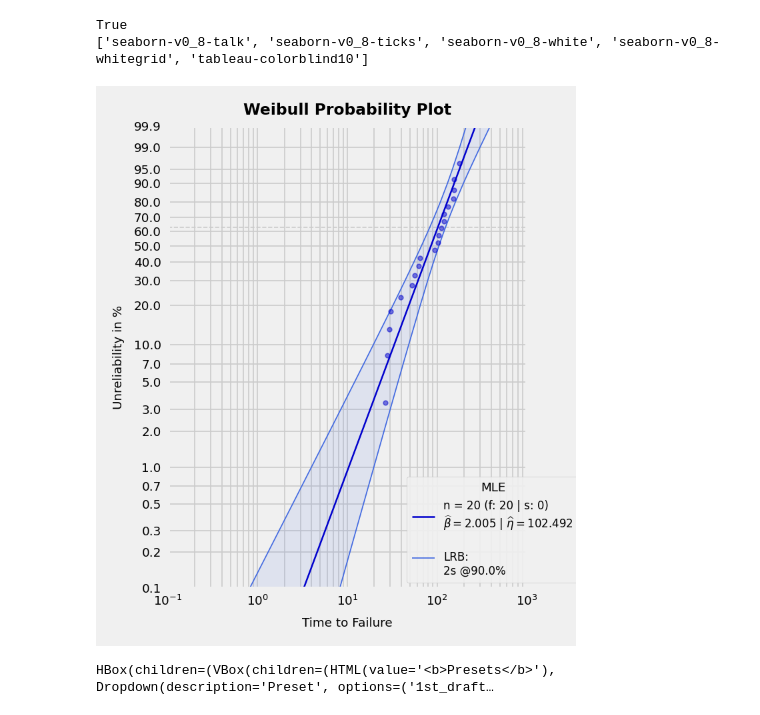
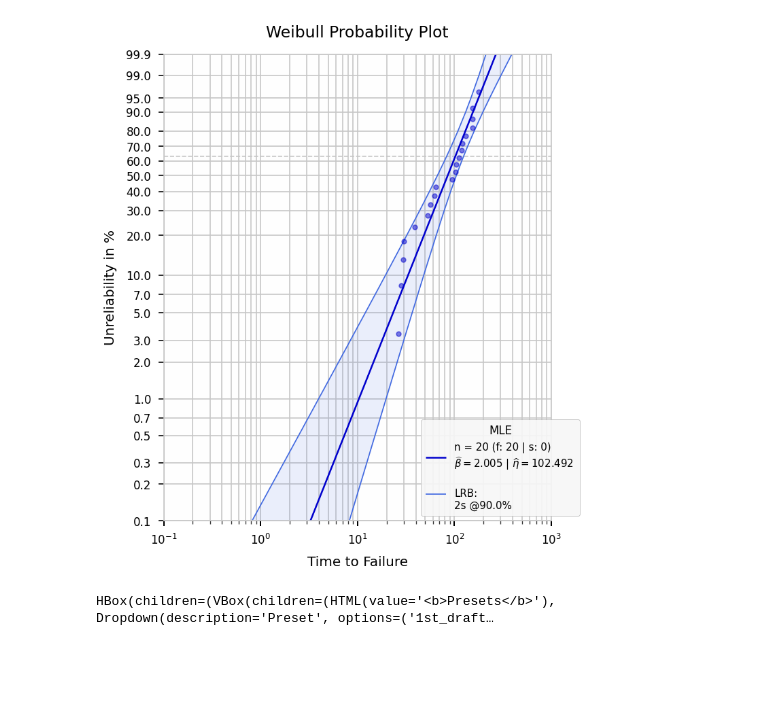
Before and after one commit to tvtoglu/predictr, a Jupyter notebook: Tester.ipynb, the cells around one changed output. Saved outputs shown, nothing was run; the diff lists cells and outputs as text; code cells hidden in the pictures; blank space fills up the shorter version.

```diff
--- a/Tester.ipynb
+++ b/Tester.ipynb
@@ -73,19 +15,0 @@ plt.rcParams['ytick.color'] = 'black'
-# %%
-# --- Experimentieren: Abstand der Tick-Beschriftungen von den Achsen ---
-# Relevant, wenn sich z.B. "0.1" (y-Achse) und "10^-1" (x-Achse) in der
-# linken unteren Ecke des Weibull-Plots zu nah kommen.
-
-# Abstand zwischen Achse und Tick-Label (Padding)
-plt.rcParams['xtick.major.pad'] = 6     # Default ~3.5
-plt.rcParams['ytick.major.pad'] = 6     # Default ~3.5
-
-# Länge der Tick-Striche (schafft zusätzlichen visuellen Puffer)
-plt.rcParams['xtick.major.size'] = 5    # Default ~3.5
-plt.rcParams['ytick.major.size'] = 5
-
-# Abstand der Achsenbeschriftung (xlabel/ylabel) zur Achse
-plt.rcParams['axes.labelpad'] = 8       # Default ~4
-
-# Werte oben einfach anpassen, Zelle neu ausführen und danach den
-# Weibull-Plot (Analysis(...).probplot() o.ä.) erneut aufrufen, um
-# die Wirkung zu sehen — es wird nichts in predictr.py verändert.
@@ -125,34 +16,8 @@ plt.rcParams['savefig.dpi'] = 300    # hochauflösend für Dokumentation/Druck
-# %%
-# --- Eigener 'predictr'-Style, basierend auf 'fivethirtyeight' ---
-#
-# Liegt als eigenständige Datei unter src/predictr.mplstyle (predictr.py
-# bleibt unangetastet). Interferiert nicht mit den eingebauten matplotlib-
-# Styles - andere User können weiterhin 'ggplot', 'seaborn', etc. nutzen.
-#
-# Global registriert via Symlink:
-#   ~/.matplotlib/stylelib/predictr.mplstyle -> src/predictr.mplstyle
-# D.h. der Style ist unter dem Namen 'predictr' nutzbar, und Änderungen an
-# src/predictr.mplstyle wirken sofort global (kein erneutes Kopieren nötig).
-
-import matplotlib as mpl
-mpl.style.core.reload_library()   # nach jeder Bearbeitung der Datei einmal ausführen
-
-plt.style.use('predictr')
-
-# Direkt in predictr verwenden (nur Parameter übergeben, kein Code-Eingriff):
-# a = Analysis(df, bounds='pbb', plot_style='predictr')
-# a.plot()
-
-print('predictr' in plt.style.available)
-print(plt.style.available[-5:])  # zur Kontrolle: eingebaute Styles bleiben unverändert verfügbar
-# %% [output]
-True
-['seaborn-v0_8-talk', 'seaborn-v0_8-ticks', 'seaborn-v0_8-white', 'seaborn-v0_8-whitegrid', 'tableau-colorblind10']
 # %%
-x = Analysis(df=sample, show=True, save=False, bounds='lrb', plot_title_fontsize=plot_title_fontsize, xy_fontsize=xy_fontsize, legend_fontsize=legend_fontsize)
+x = Analysis(df=sample, show=True, save=False, bounds='lrb')
 x.mle()
 # %% [output]
-[figure, old version]
+[figure, new version]
 # %%
 import io
 import json
```
Also changed, not shown: parts of 17 cells of this notebook, 2 other files.
